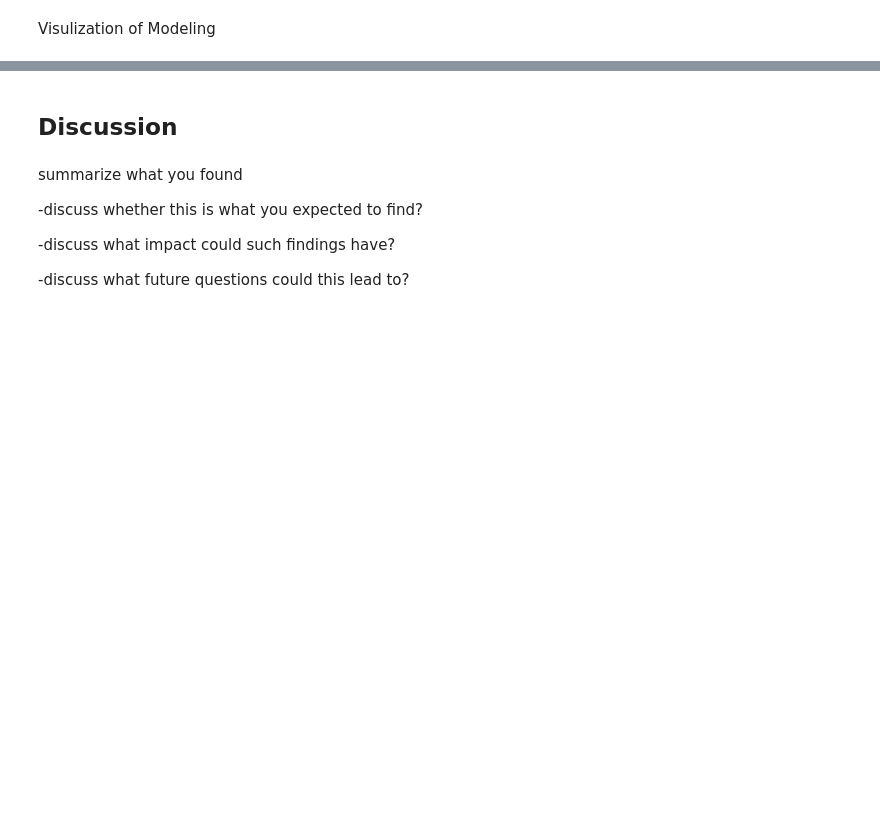
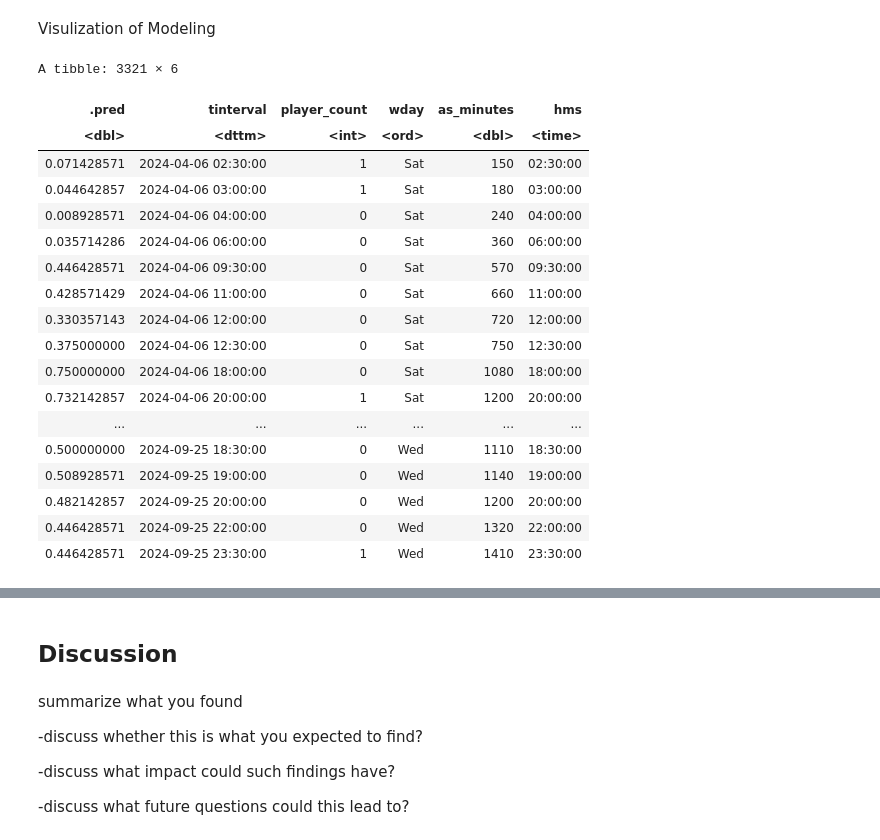
Before and after one commit to ARPBlueSteel/dsci100-project-24w-003-4, a Jupyter notebook: project_report.ipynb, the cells around one changed output, grey strips where cells are left out. Drawn from its saved outputs; the diff is of its cells as text; code cells hidden in the pictures; blank space fills up the shorter version.

```diff
--- a/project_report.ipynb
+++ b/project_report.ipynb
@@ -147,9 +174,32 @@ Visulization of Modeling
 # %%
 # create dataframe with predicted and actual results
 compare_df <- session_fit |>
            predict(sessions_testing) |>
            bind_cols(sessions_testing)|>
-            mutate( hms = as_hms(tinterval))
+            mutate( hms = as_hms(tinterval))|>
+     mutate(wday = as_factor(wday(tinterval, label = TRUE)))
+
+compare_df
+# %% [output]
+A tibble: 3321 × 6
+| .pred | tinterval | player_count | wday | as_minutes | hms |
+| <dbl> | <dttm> | <int> | <ord> | <dbl> | <time> |
+| 0.071428571 | 2024-04-06 02:30:00 | 1 | Sat | 150 | 02:30:00 |
+| 0.044642857 | 2024-04-06 03:00:00 | 1 | Sat | 180 | 03:00:00 |
+| 0.008928571 | 2024-04-06 04:00:00 | 0 | Sat | 240 | 04:00:00 |
+| 0.035714286 | 2024-04-06 06:00:00 | 0 | Sat | 360 | 06:00:00 |
+| 0.446428571 | 2024-04-06 09:30:00 | 0 | Sat | 570 | 09:30:00 |
+| 0.428571429 | 2024-04-06 11:00:00 | 0 | Sat | 660 | 11:00:00 |
+| 0.330357143 | 2024-04-06 12:00:00 | 0 | Sat | 720 | 12:00:00 |
+| 0.375000000 | 2024-04-06 12:30:00 | 0 | Sat | 750 | 12:30:00 |
+| 0.750000000 | 2024-04-06 18:00:00 | 0 | Sat | 1080 | 18:00:00 |
+| 0.732142857 | 2024-04-06 20:00:00 | 1 | Sat | 1200 | 20:00:00 |
+| ... | ... | ... | ... | ... | ... |
+| 0.500000000 | 2024-09-25 18:30:00 | 0 | Wed | 1110 | 18:30:00 |
+| 0.508928571 | 2024-09-25 19:00:00 | 0 | Wed | 1140 | 19:00:00 |
+| 0.482142857 | 2024-09-25 20:00:00 | 0 | Wed | 1200 | 20:00:00 |
+| 0.446428571 | 2024-09-25 22:00:00 | 0 | Wed | 1320 | 22:00:00 |
+| 0.446428571 | 2024-09-25 23:30:00 | 1 | Wed | 1410 | 23:30:00 |
 # %%
 # plot
 compare_plot <- compare_df |>
```
Also changed, not shown: parts of 3 cells of this notebook.
